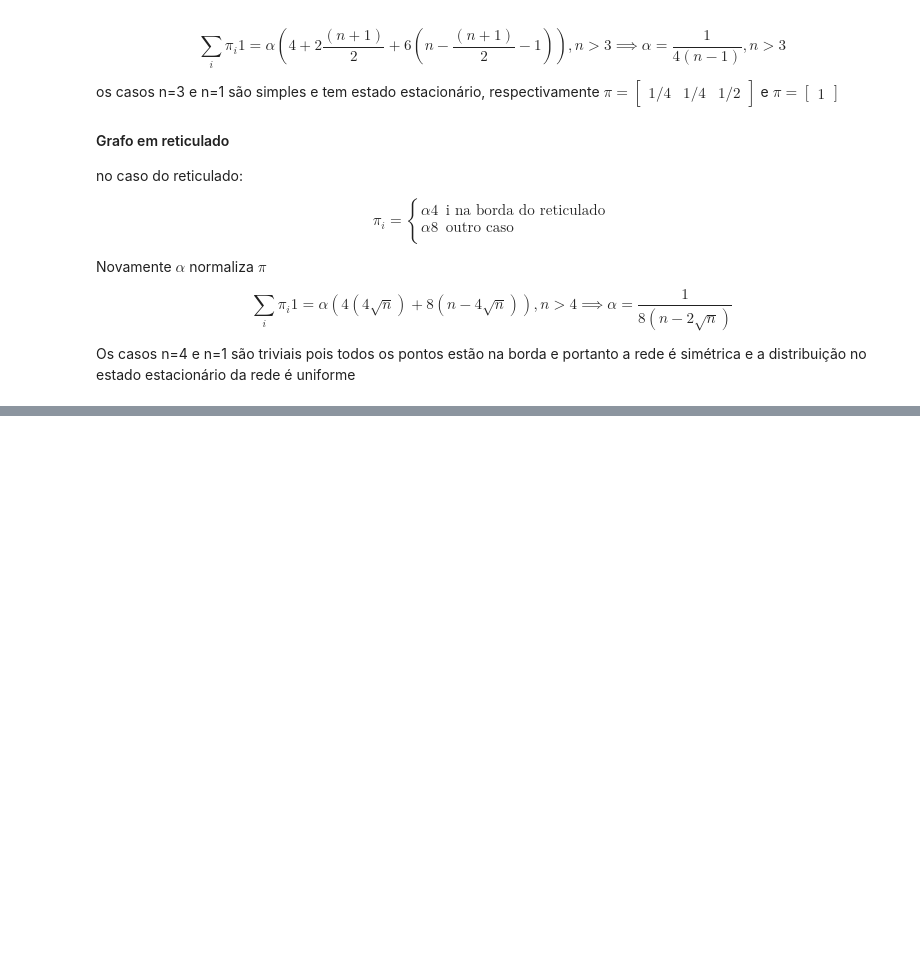
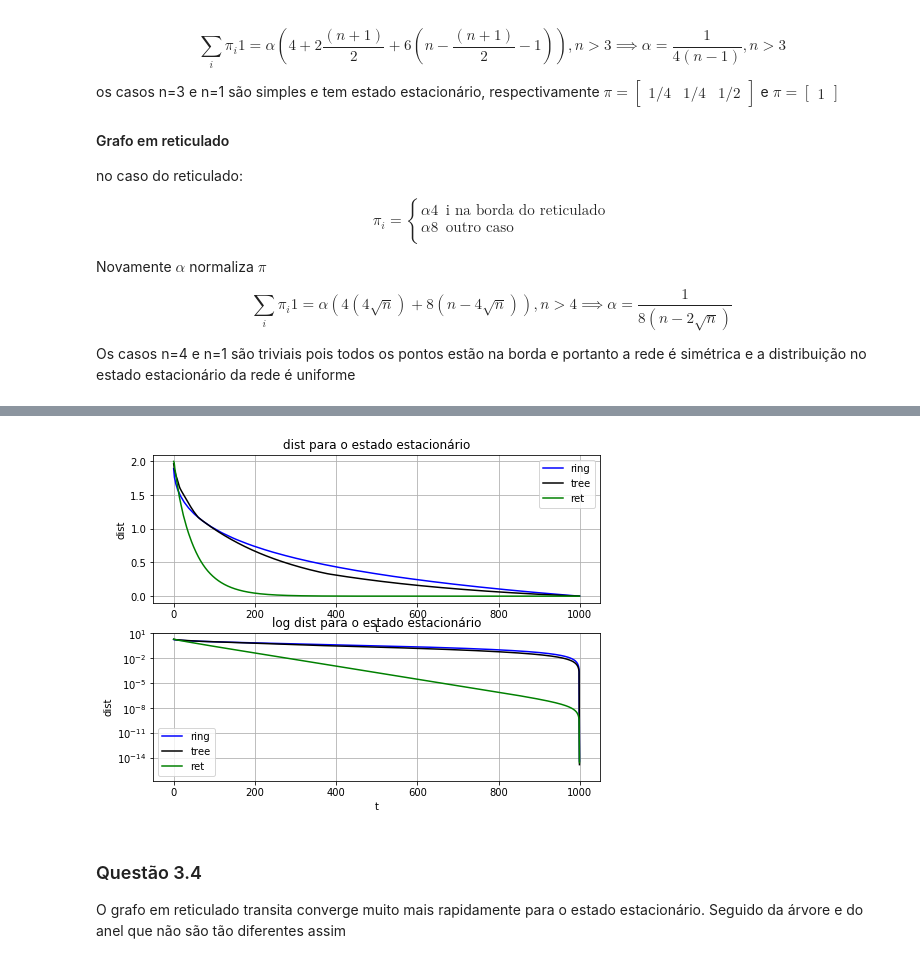
Before and after one commit to mtsz-thiago/mcmc, a Jupyter notebook: Lista04.ipynb, the cells around one changed output, grey strips where cells are left out. Saved outputs shown, nothing was run; the diff lists cells and outputs as text; code cells hidden in the pictures; blank space fills up the shorter version.

```diff
--- a/Lista04.ipynb
+++ b/Lista04.ipynb
@@ -320,0 +467,51 @@ Vou
+# %%
+def run_markov_chain_exp(P, t_range, pi, x_0=None):
+    dim = P.shape[0]
+    x = x_0
+    if not x:
+        x = np.zeros(dim)
+        x[0] = 1
+
+    dist = []
+    for t in tqdm(t_range):
+        x = x*P
+        dist.append(vect_diff(pi, x))
+
+    return dist
+# %%
+t = range(0,1000)
+ring_history = run_markov_chain_exp(P_ring, t, pi_ring_inf)
+tree_history = run_markov_chain_exp(P_tree, t, pi_tree_inf)
+ret_history = run_markov_chain_exp(P_ret, t, pi_ret_inf)
+# %%
+def plot_mc_history(dist_history_ring, dist_history_tree, dist_history_ret):
+    plt.figure(figsize=(8, 6))
+    plt.subplot(2,1,1)
+    plt.plot(dist_history_ring, '-', color='blue')
+    plt.plot(dist_history_tree, '-', color='black')
+    plt.plot(dist_history_ret, '-', color='green')
+    plt.grid(True)
+    plt.xlabel('t')
+    plt.legend([f"ring", "tree", "ret"])
+    plt.title(f'dist para o estado estacionário')
+    plt.ylabel(f'dist')
+    plt.subplot(2,1,2)
+    plt.plot(dist_history_ring, '-', color='blue')
+    plt.plot(dist_history_tree, '-', color='black')
+    plt.plot(dist_history_ret, '-', color='green')
+    plt.axhline(y=0, color='r', linestyle='-')
+    plt.grid(True)
+    plt.xlabel('t')
+    plt.yscale('log')
+    plt.legend([f"ring", "tree", "ret"])
+    plt.title(f'log dist para o estado estacionário')
+    plt.ylabel(f'dist')
+    plt.show()
+# %%
+plot_mc_history(ring_history, tree_history, ret_history)
+# %% [output]
+[figure, added]
+# %% [markdown]
+### Questão 3.4
+
+O grafo em reticulado transita converge muito mais rapidamente para o estado estacionário. Seguido da árvore e do anel que não são tão diferentes assim
```
Also changed, not shown: parts of 47 cells of this notebook.
